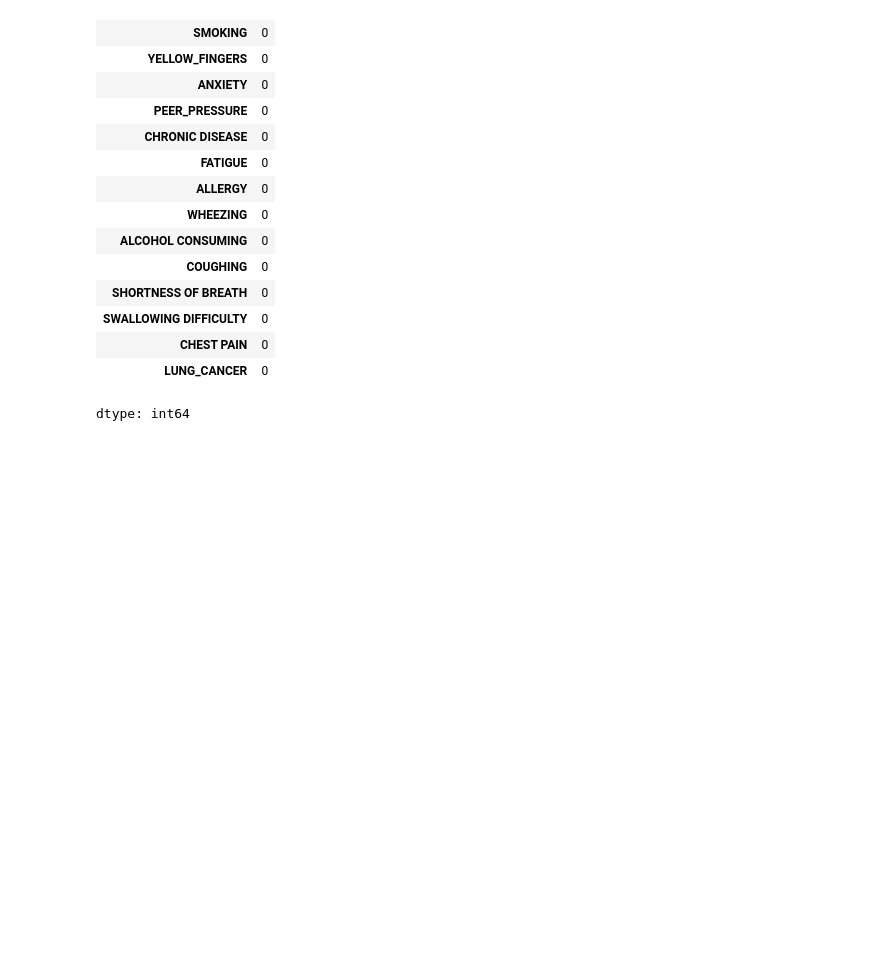
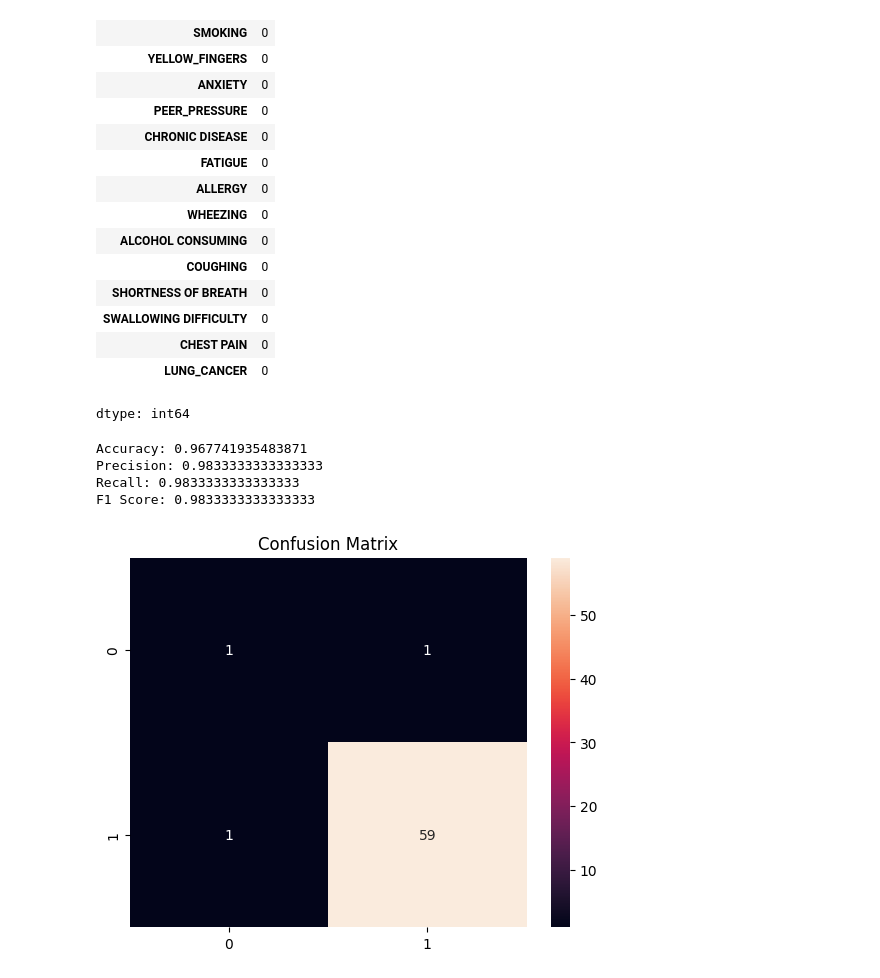
Before and after one commit to harshi2410/ML_Project, a Jupyter notebook: 01_logistic_regression.ipynb, the cells around one changed output. Cells and saved outputs as stored; diff of their text form; code cells hidden in the pictures; blank space fills up the shorter version.

```diff
--- a/01_logistic_regression.ipynb
+++ b/01_logistic_regression.ipynb
@@ -108,3 +108,26 @@ model = LogisticRegression()
 model.fit(X_train, y_train)
 
 y_pred = model.predict(X_test)
+# %%
+accuracy = accuracy_score(y_test, y_pred)
+precision = precision_score(y_test, y_pred)
+recall = recall_score(y_test, y_pred)
+f1 = f1_score(y_test, y_pred)
+
+print("Accuracy:", accuracy)
+print("Precision:", precision)
+print("Recall:", recall)
+print("F1 Score:", f1)
+# %% [output]
+Accuracy: 0.967741935483871
+Precision: 0.9833333333333333
+Recall: 0.9833333333333333
+F1 Score: 0.9833333333333333
+# %%
+cm = confusion_matrix(y_test, y_pred)
+
+sns.heatmap(cm, annot=True)
+plt.title("Confusion Matrix")
+plt.show()
+# %% [output]
+[figure, added]
```
Also changed, not shown: parts of 2 cells of this notebook.
